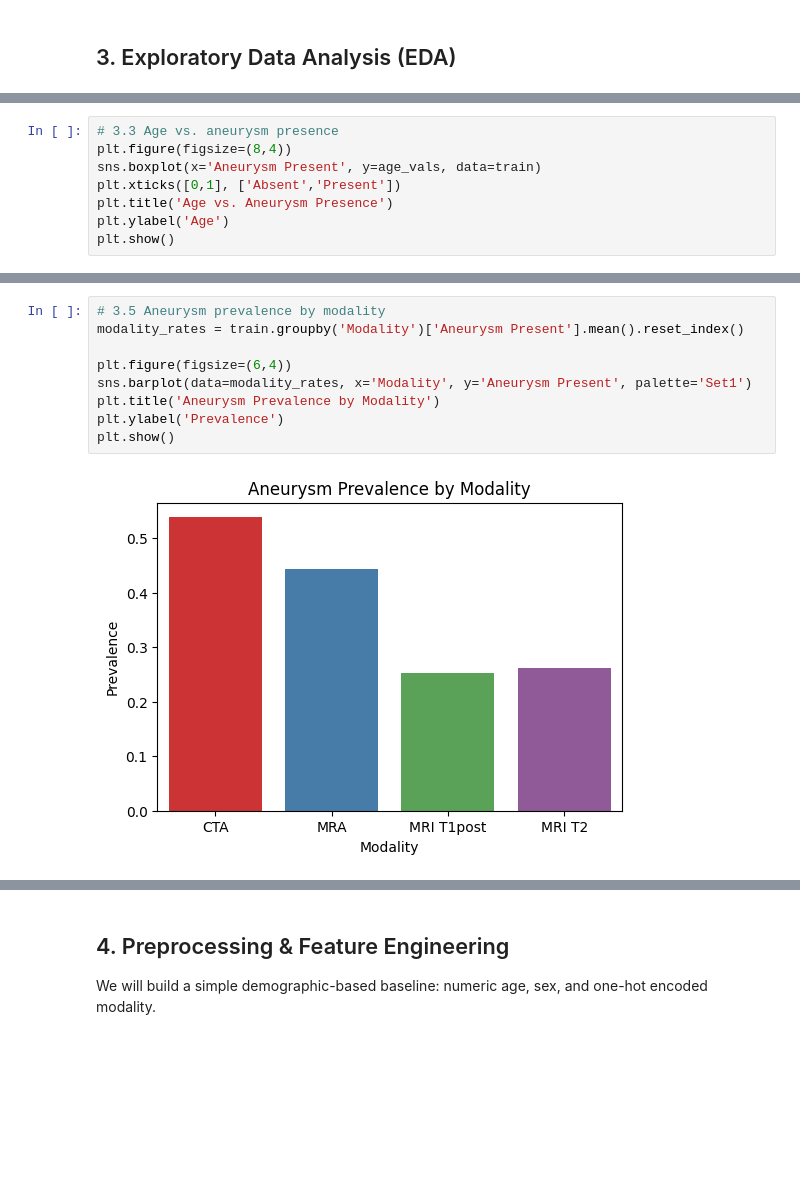
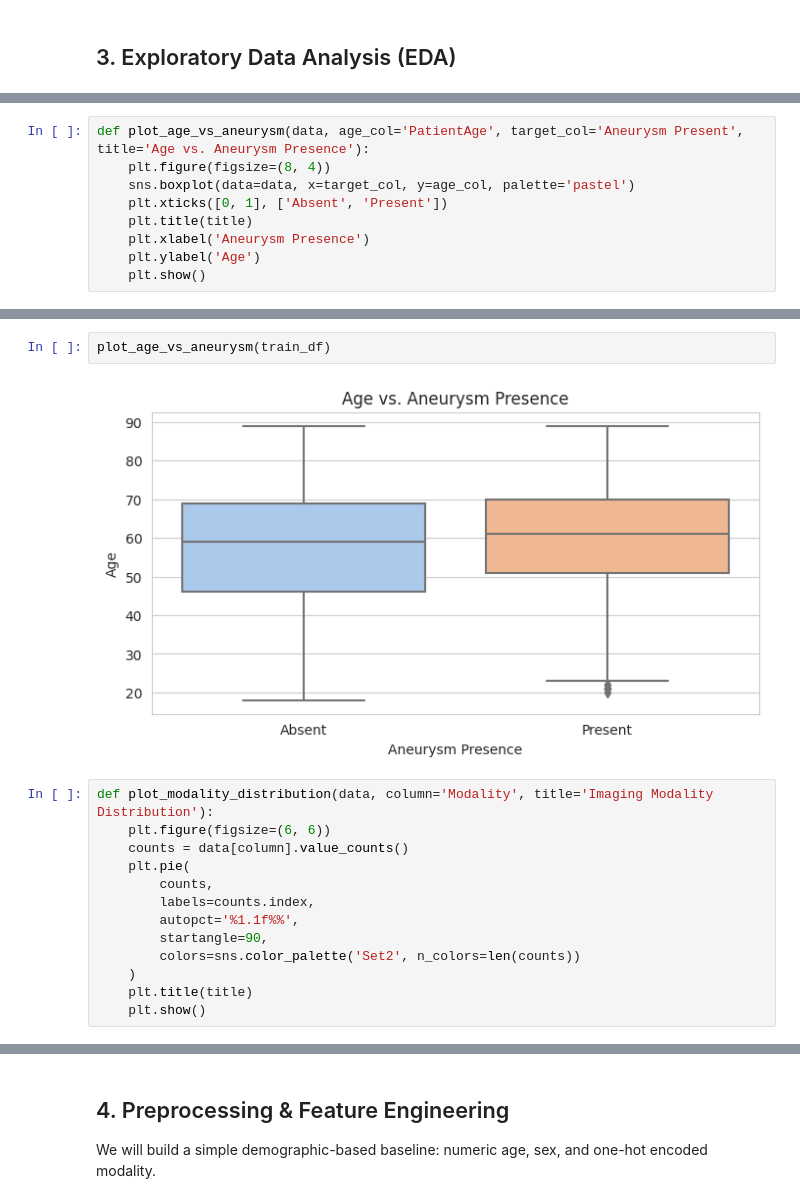
Before and after one commit to Niilsa/RSNA-Intracranial-Aneurysm-Detection, a Jupyter notebook: baseline.ipynb, the cells around one changed output, grey strips where cells are left out. Saved outputs shown, nothing was run; the diff lists cells and outputs as text; blank space fills up the shorter version.

```diff
--- a/baseline.ipynb
+++ b/baseline.ipynb
@@ -67,8 +86,9 @@ plt.show()
 # %%
-# 3.3 Age vs. aneurysm presence
-plt.figure(figsize=(8,4))
-sns.boxplot(x='Aneurysm Present', y=age_vals, data=train)
-plt.xticks([0,1], ['Absent','Present'])
-plt.title('Age vs. Aneurysm Presence')
-plt.ylabel('Age')
-plt.show()
+def plot_age_vs_aneurysm(data, age_col='PatientAge', target_col='Aneurysm Present', title='Age vs. Aneurysm Presence'):
+    plt.figure(figsize=(8, 4))
+    sns.boxplot(data=data, x=target_col, y=age_col, palette='pastel')
+    plt.xticks([0, 1], ['Absent', 'Present'])
+    plt.title(title)
+    plt.xlabel('Aneurysm Presence')
+    plt.ylabel('Age')
+    plt.show()
@@ -87,11 +95,17 @@ plt.show()
-# %%
-# 3.5 Aneurysm prevalence by modality
-modality_rates = train.groupby('Modality')['Aneurysm Present'].mean().reset_index()
-
-plt.figure(figsize=(6,4))
-sns.barplot(data=modality_rates, x='Modality', y='Aneurysm Present', palette='Set1')
-plt.title('Aneurysm Prevalence by Modality')
-plt.ylabel('Prevalence')
-plt.show()
-# %% [output]
-[figure, removed]
+# %%
+plot_age_vs_aneurysm(train_df)
+# %% [output]
+[figure, added]
+# %%
+def plot_modality_distribution(data, column='Modality', title='Imaging Modality Distribution'):
+    plt.figure(figsize=(6, 6))
+    counts = data[column].value_counts()
+    plt.pie(
+        counts,
+        labels=counts.index,
+        autopct='%1.1f%%',
+        startangle=90,
+        colors=sns.color_palette('Set2', n_colors=len(counts))
+    )
+    plt.title(title)
+    plt.show()
```
Also changed, not shown: parts of 23 cells of this notebook.
